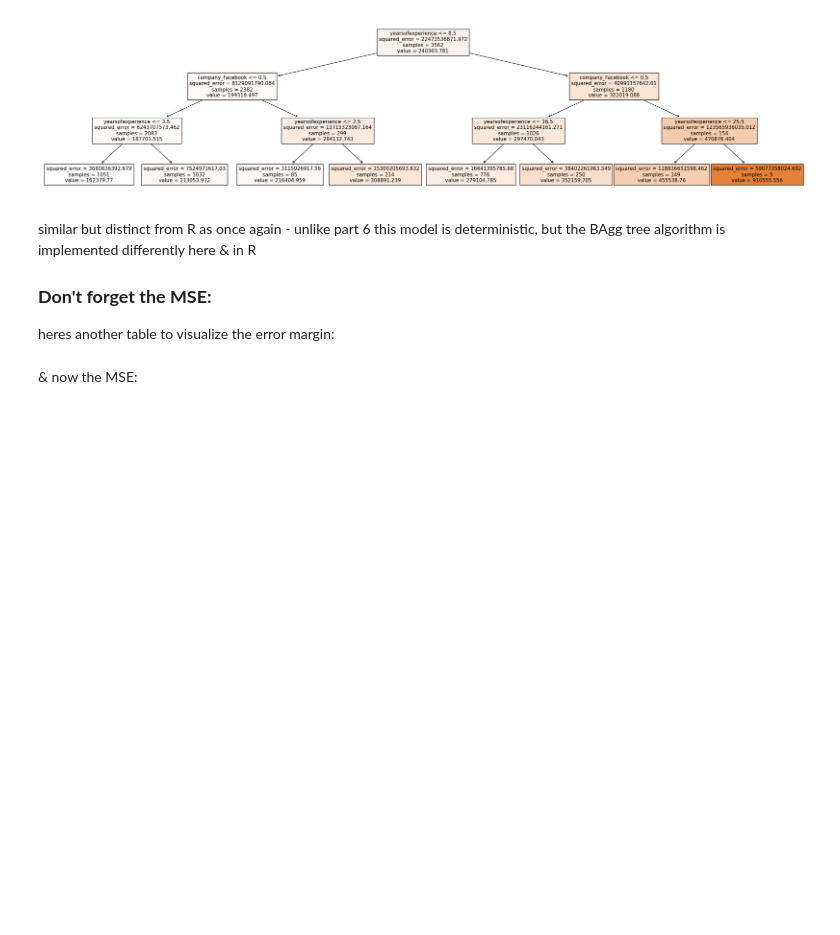
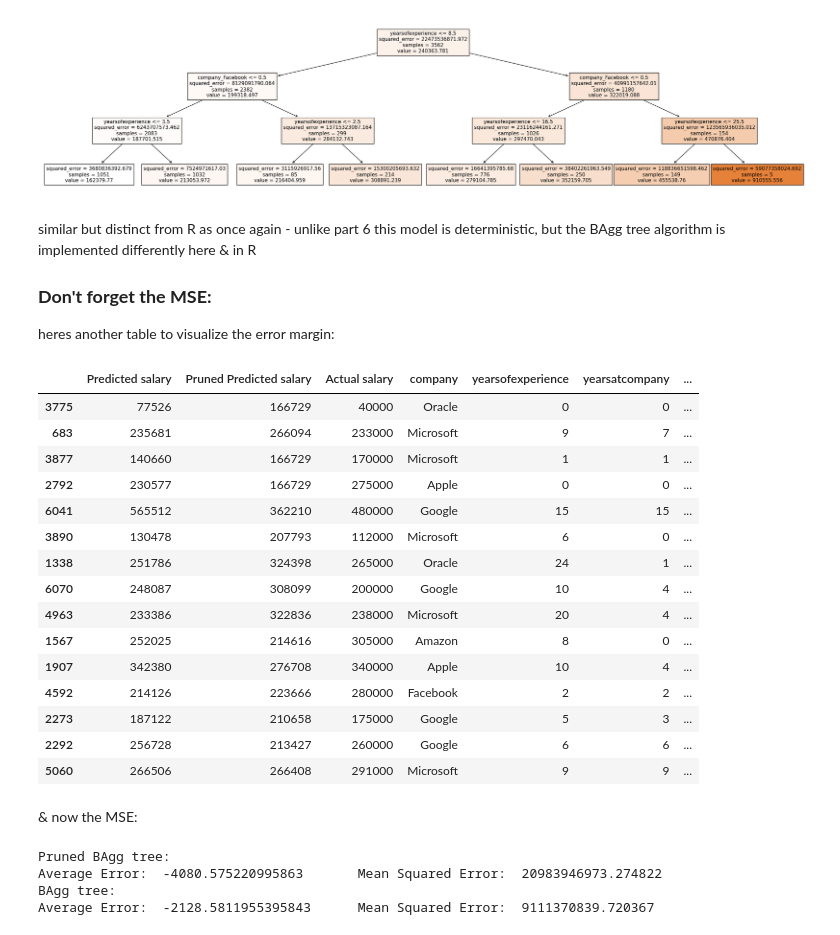
Before and after one commit to almsam/ML-playground, a Jupyter notebook: part 7 Bootstrap Aggregating.ipynb, the cells around one changed output. Cells and saved outputs as stored; diff of their text form; code cells hidden in the pictures; blank space fills up the shorter version.

```diff
--- a/part 7 Bootstrap Aggregating.ipynb
+++ b/part 7 Bootstrap Aggregating.ipynb
@@ -99,5 +99,48 @@ similar but distinct from R as once again - unlike part 6 this model is determin
 ### **Don't forget the MSE:**
 
 heres another table to visualize the error margin:
+# %%
+outDF = pd.DataFrame(testing_data)
+
+outDF['Predicted salary'] = bagging_predictions; outDF['Pruned Predicted salary'] = bagging_predictions_pruned
+outDF['Actual salary'] = outDF['totalyearlycompensation']
+outDF['Predicted salary'] = outDF['Predicted salary'].astype(int); outDF['Pruned Predicted salary'] = outDF['Pruned Predicted salary'].astype(int)
+outDF = outDF[['Predicted salary', 'Pruned Predicted salary', 'Actual salary'] + ['company', 'yearsofexperience', 'yearsatcompany', 'gender', 'Race', 'Education']]
+
+outDF.head(15)
+# %% [output]
+|  | Predicted salary | Pruned Predicted salary | Actual salary | company | yearsofexperience | yearsatcompany | ... |
+| 3775 | 77526 | 166729 | 40000 | Oracle | 0 | 0 | ... |
+| 683 | 235681 | 266094 | 233000 | Microsoft | 9 | 7 | ... |
+| 3877 | 140660 | 166729 | 170000 | Microsoft | 1 | 1 | ... |
+| 2792 | 230577 | 166729 | 275000 | Apple | 0 | 0 | ... |
+| 6041 | 565512 | 362210 | 480000 | Google | 15 | 15 | ... |
+| 3890 | 130478 | 207793 | 112000 | Microsoft | 6 | 0 | ... |
+| 1338 | 251786 | 324398 | 265000 | Oracle | 24 | 1 | ... |
+| 6070 | 248087 | 308099 | 200000 | Google | 10 | 4 | ... |
+| 4963 | 233386 | 322836 | 238000 | Microsoft | 20 | 4 | ... |
+| 1567 | 252025 | 214616 | 305000 | Amazon | 8 | 0 | ... |
+| 1907 | 342380 | 276708 | 340000 | Apple | 10 | 4 | ... |
+| 4592 | 214126 | 223666 | 280000 | Facebook | 2 | 2 | ... |
+| 2273 | 187122 | 210658 | 175000 | Google | 5 | 3 | ... |
+| 2292 | 256728 | 213427 | 260000 | Google | 6 | 6 | ... |
+| 5060 | 266506 | 266408 | 291000 | Microsoft | 9 | 9 | ... |
 # %% [markdown]
 & now the MSE:
+# %%
+print("Pruned BAgg tree:")
+y_test = testing_data['totalyearlycompensation']
+pme  =  (y_test - bagging_predictions_pruned).mean()
+pmse = ((y_test - bagging_predictions_pruned) ** 2).mean()
+print("Average Error: ", pme, "\t Mean Squared Error: ", pmse)
+
+print("BAgg tree:")
+y_test = testing_data['totalyearlycompensation']
+me  =  (y_test - bagging_predictions).mean()
+mse = ((y_test - bagging_predictions) ** 2).mean()
+print("Average Error: ", me, "\t Mean Squared Error: ", mse)
+# %% [output]
+Pruned BAgg tree:
+Average Error:  -4080.575220995863       Mean Squared Error:  20983946973.274822
+BAgg tree:
+Average Error:  -2128.5811955395843      Mean Squared Error:  9111370839.720367
```
